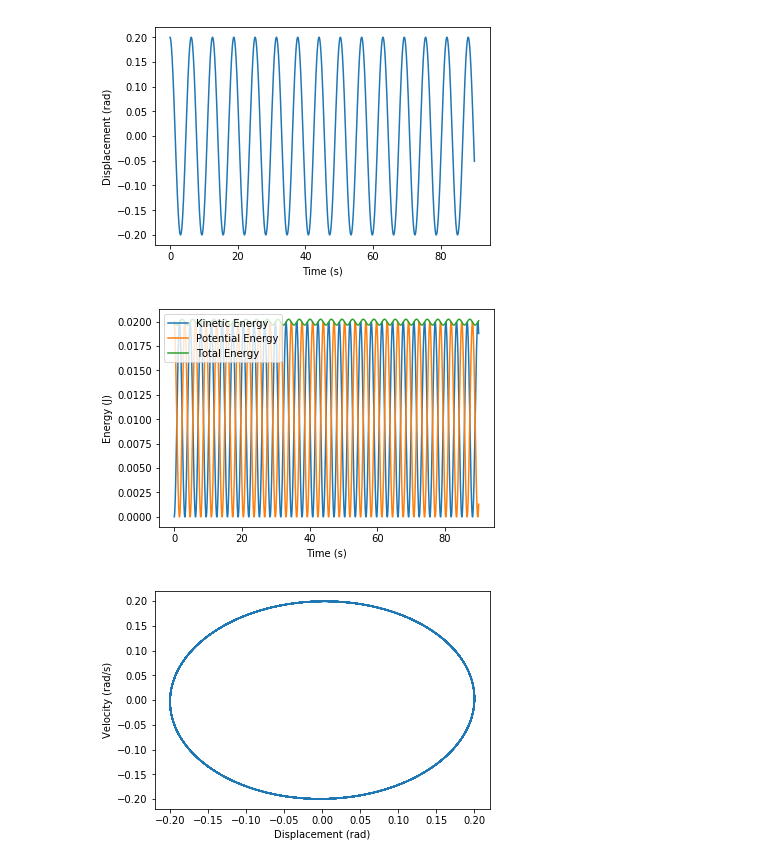
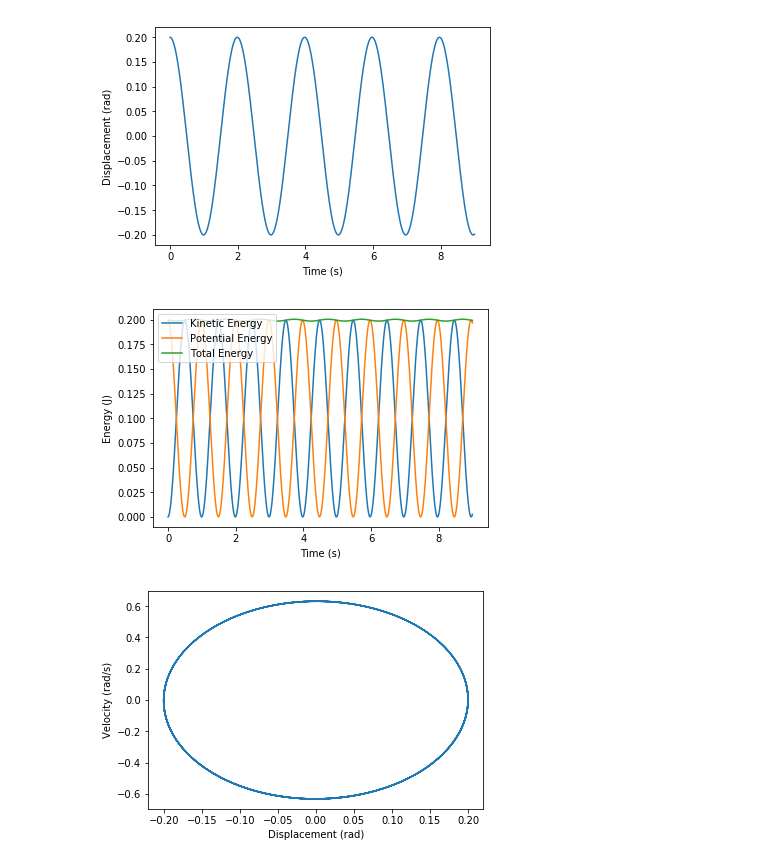
Before and after one commit to jasonyliang/simulations_of_physical_systems, a Jupyter notebook: session 4/Simple Pendulum.ipynb, the cells around one changed output. Cells and saved outputs as stored; diff of their text form; code cells hidden in the pictures.

```diff
--- a/session 4/Simple Pendulum.ipynb
+++ b/session 4/Simple Pendulum.ipynb
@@ -80,11 +80,11 @@ def simplePendulumSimulation(theta0,omega0,tau,m,g,l,numSteps,plotFlag):
 
     # return the vectors
 # %%
-simplePendulumSimulation(0.2,0,0.03,1,1,1,3000,1)
+simplePendulumSimulation(0.2,0,0.003,1,10,1,3000,1)
 # %% [output]
-[figure, old version]
+[figure, new version]
-[figure, old version]
+[figure, new version]
-[figure, old version]
+[figure, new version]
 # %%
 # plotting:
 # displacement
```
Also changed, not shown: 11 other files.
